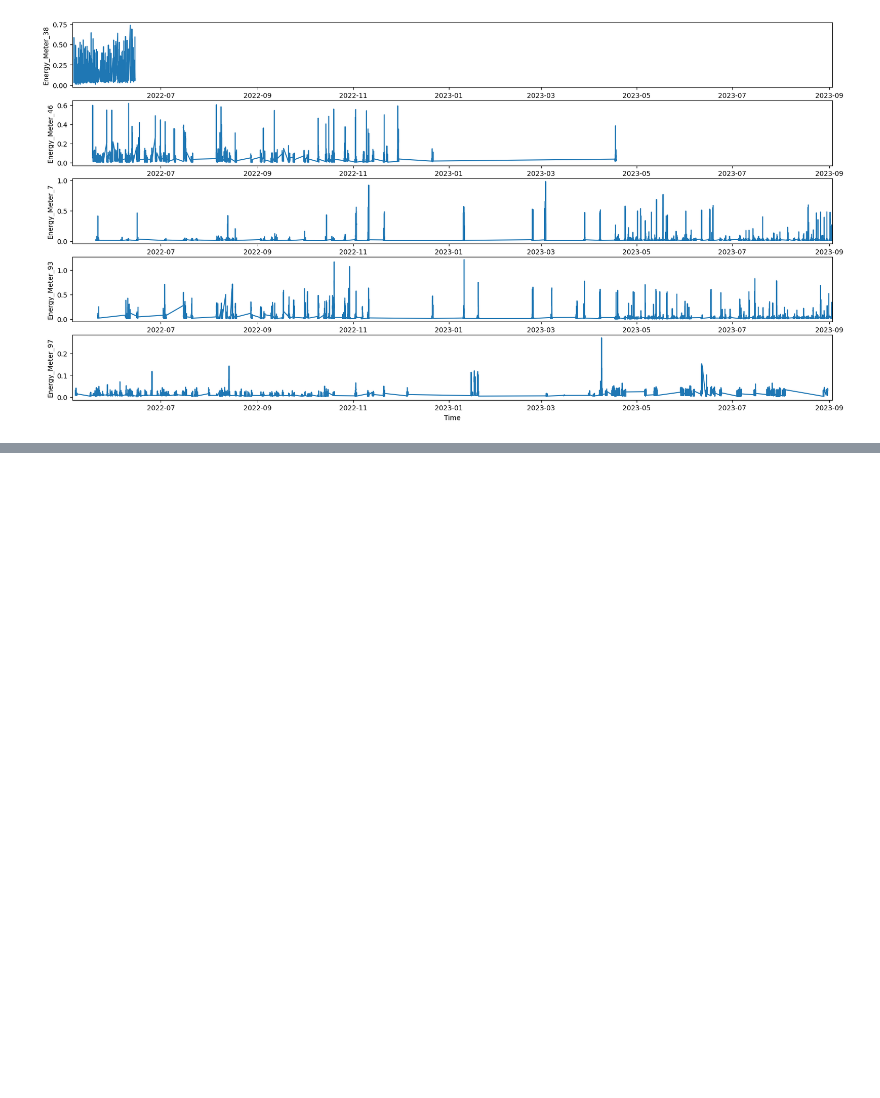
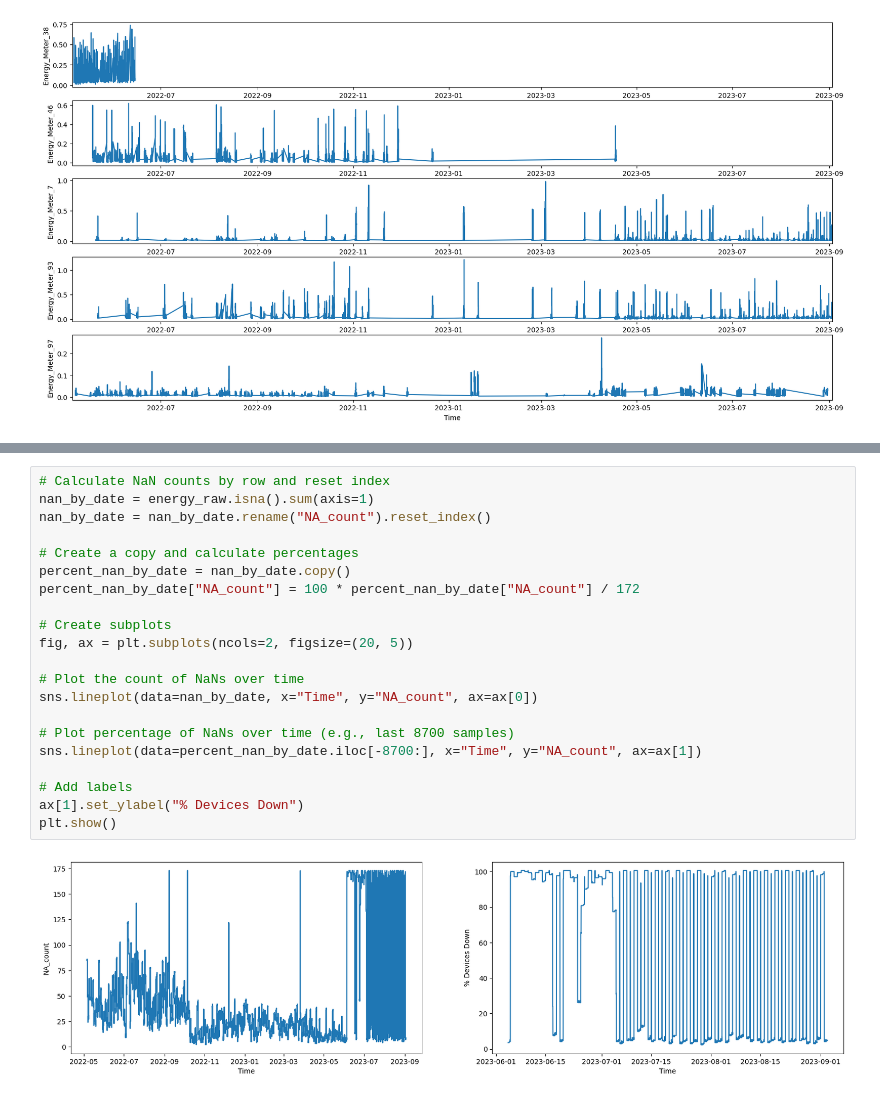
Before and after one commit to 444ai/Electricity_Consumption, a Jupyter notebook: 0_yt_EDA.ipynb, the cells around one changed output, grey strips where cells are left out. Cells and saved outputs as stored; diff of their text form; blank space fills up the shorter version.

```diff
--- a/0_yt_EDA.ipynb
+++ b/0_yt_EDA.ipynb
@@ -685,0 +799,23 @@ for i, column in enumerate(low_val_meters):
+# %%
+# Calculate NaN counts by row and reset index
+nan_by_date = energy_raw.isna().sum(axis=1)
+nan_by_date = nan_by_date.rename("NA_count").reset_index()
+
+# Create a copy and calculate percentages
+percent_nan_by_date = nan_by_date.copy()
+percent_nan_by_date["NA_count"] = 100 * percent_nan_by_date["NA_count"] / 172
+
+# Create subplots
+fig, ax = plt.subplots(ncols=2, figsize=(20, 5))
+
+# Plot the count of NaNs over time
+sns.lineplot(data=nan_by_date, x="Time", y="NA_count", ax=ax[0])
+
+# Plot percentage of NaNs over time (e.g., last 8700 samples)
+sns.lineplot(data=percent_nan_by_date.iloc[-8700:], x="Time", y="NA_count", ax=ax[1])
+
+# Add labels
+ax[1].set_ylabel("% Devices Down")
+plt.show()
+# %% [output]
+[figure, added]
```
Also changed, not shown: parts of 16 cells of this notebook.
